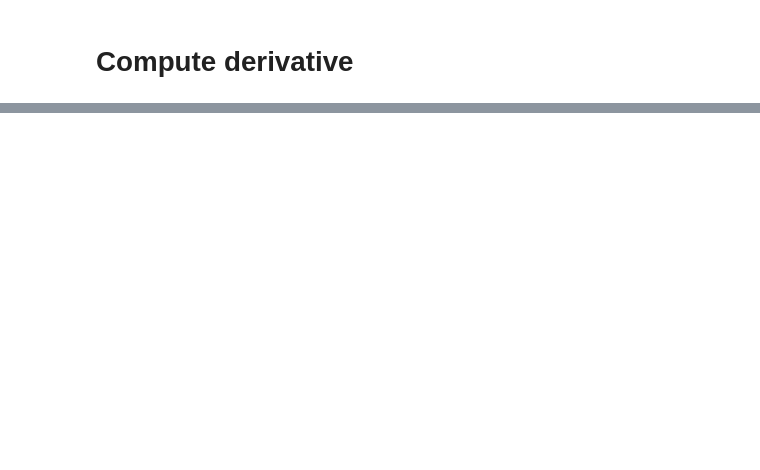
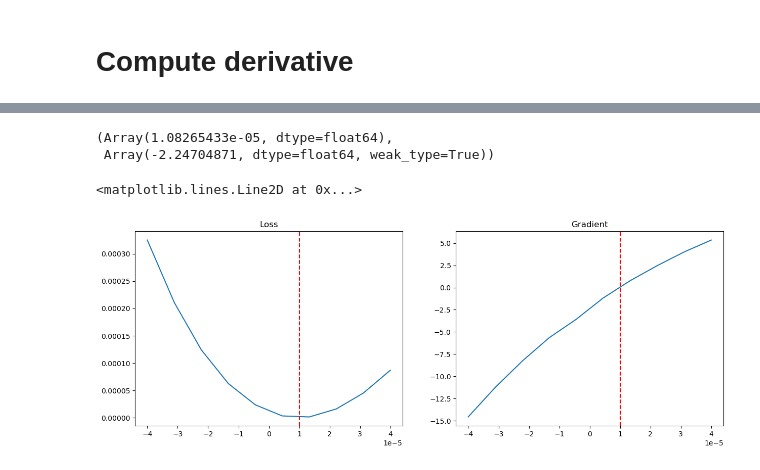
Before and after one commit to Etienne-Meunier/Veros-Autodiff, a Jupyter notebook: notebooks/demonstration/gradient-computation.ipynb, the cells around one changed output, grey strips where cells are left out. Cells and saved outputs as stored; diff of their text form; code cells hidden in the pictures; blank space fills up the shorter version.

Commit message:
Gradient Computation Update

```diff
--- a/notebooks/demonstration/gradient-computation.ipynb
+++ b/notebooks/demonstration/gradient-computation.ipynb
@@ -113,0 +122,18 @@ loss_and_grad_nr = lambda s, v, it: vjpm_nr.g(s, v, iterations=it)
+# %%
+def agg_function(state) :
+    return ((state.variables.temp - targe_state.variables.temp) ** 2).sum()
+# %%
+vjpm_nr = autodiff(acc.step, agg_function, var_dev)
+
+vjpm_nr.step_function = jax.jit(vjpm_nr.step_function)
+vjpm_nr.agg_function = jax.jit(vjpm_nr.agg_function)
+
+vjpm_nr.step_function = jax.checkpoint(vjpm_nr.step_function) # Remat to save memory
+
+
+loss_and_grad_nr = lambda s, v, it: vjpm_nr.g(s, v, iterations=it)
+# %%
+loss_and_grad_nr(acc.state, 0.0, pred_iter)
+# %% [output]
+(Array(1.08265433e-05, dtype=float64),
+ Array(-2.24704871, dtype=float64, weak_type=True))
@@ -113,0 +143,20 @@ loss_and_grad_nr = lambda s, v, it: vjpm_nr.g(s, v, iterations=it)
+# %%
+r_bots = jnp.linspace(-4e-5, 4e-5, 10)
+# %%
+losses = []
+grads = []
+for rb in r_bots :
+    loss, grad = loss_and_grad_nr(acc.state, rb, pred_iter)
+    losses.append(loss)
+    grads.append(grad)
+# %%
+fig, axs = plt.subplots(1,2, figsize=(15,5))
+axs[0].set_title('Loss')
+axs[0].plot(r_bots, losses)
+axs[0].axvline(acc.state.variables.r_bot, color='r', linestyle='dashed')
+axs[1].set_title('Gradient')
+axs[1].plot(r_bots, grads)
+axs[1].axvline(acc.state.variables.r_bot, color='r', linestyle='dashed')
+# %% [output]
+<matplotlib.lines.Line2D at 0x...>
+[figure, added]
```
Also changed, not shown: parts of 11 cells of this notebook, 2 other files.
